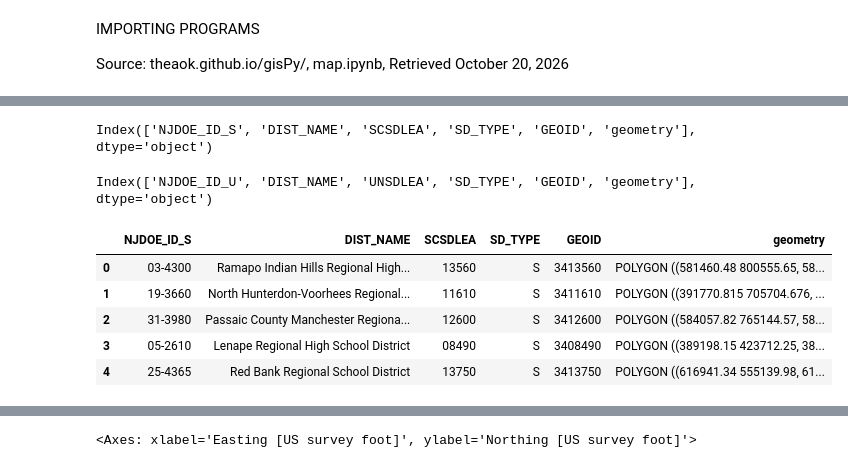
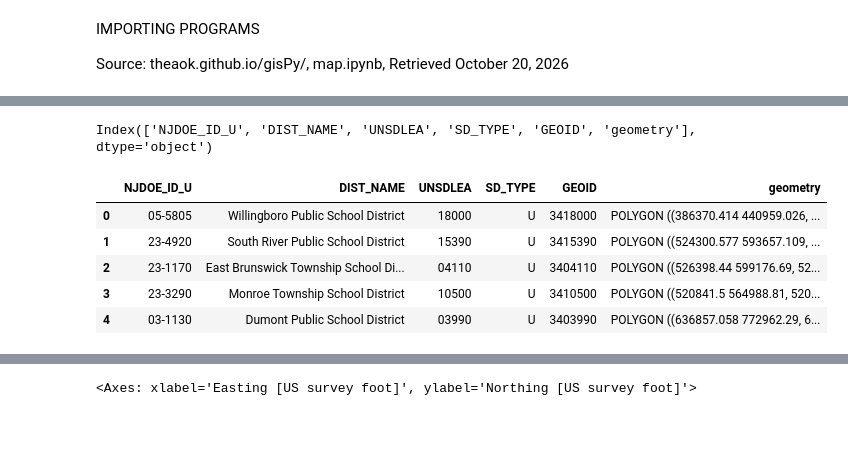
Before and after one commit to MhiyaJ/My-GIS-Stuff, a Jupyter notebook: CCHSDistrict(together).ipynb, the cells around one changed output, grey strips where cells are left out. Cells and saved outputs as stored; diff of their text form; code cells hidden in the pictures; blank space fills up the shorter version.

```diff
--- a/CCHSDistrict(together).ipynb
+++ b/CCHSDistrict(together).ipynb
@@ -65,17 +113,15 @@ School_Districts_Secondary.shp.xml  School_Districts_Unified.shx
-# %%
-njrhs.columns
-njsch.columns
-# %% [output]
-Index(['NJDOE_ID_S', 'DIST_NAME', 'SCSDLEA', 'SD_TYPE', 'GEOID', 'geometry'], dtype='object')
-Index(['NJDOE_ID_U', 'DIST_NAME', 'UNSDLEA', 'SD_TYPE', 'GEOID', 'geometry'], dtype='object')
+# %%
+njsch.columns
+# %% [output]
+Index(['NJDOE_ID_U', 'DIST_NAME', 'UNSDLEA', 'SD_TYPE', 'GEOID', 'geometry'], dtype='object')
 # %%
-njrhs.head(5)
+njsch.head(5)
 # %% [output]
-|  | NJDOE_ID_S | DIST_NAME | SCSDLEA | SD_TYPE | GEOID | geometry |
-| 0 | 03-4300 | Ramapo Indian Hills Regional High... | 13560 | S | 3413560 | POLYGON ((581460.48 800555.65, 58... |
-| 1 | 19-3660 | North Hunterdon-Voorhees Regional... | 11610 | S | 3411610 | POLYGON ((391770.815 705704.676, ... |
-| 2 | 31-3980 | Passaic County Manchester Regiona... | 12600 | S | 3412600 | POLYGON ((584057.82 765144.57, 58... |
-| 3 | 05-2610 | Lenape Regional High School District | 08490 | S | 3408490 | POLYGON ((389198.15 423712.25, 38... |
-| 4 | 25-4365 | Red Bank Regional School District | 13750 | S | 3413750 | POLYGON ((616941.34 555139.98, 61... |
+|  | NJDOE_ID_U | DIST_NAME | UNSDLEA | SD_TYPE | GEOID | geometry |
+| 0 | 05-5805 | Willingboro Public School District | 18000 | U | 3418000 | POLYGON ((386370.414 440959.026, ... |
+| 1 | 23-4920 | South River Public School District | 15390 | U | 3415390 | POLYGON ((524300.577 593657.109, ... |
+| 2 | 23-1170 | East Brunswick Township School Di... | 04110 | U | 3404110 | POLYGON ((526398.44 599176.69, 52... |
+| 3 | 23-3290 | Monroe Township School District | 10500 | U | 3410500 | POLYGON ((520841.5 564988.81, 520... |
+| 4 | 03-1130 | Dumont Public School District | 03990 | U | 3403990 | POLYGON ((636857.058 772962.29, 6... |
 # %%
 #Googled - Splitting columns into 2, Option 3: Split text and numbers using Regular Expressions
```
Also changed, not shown: parts of 23 cells of this notebook.
